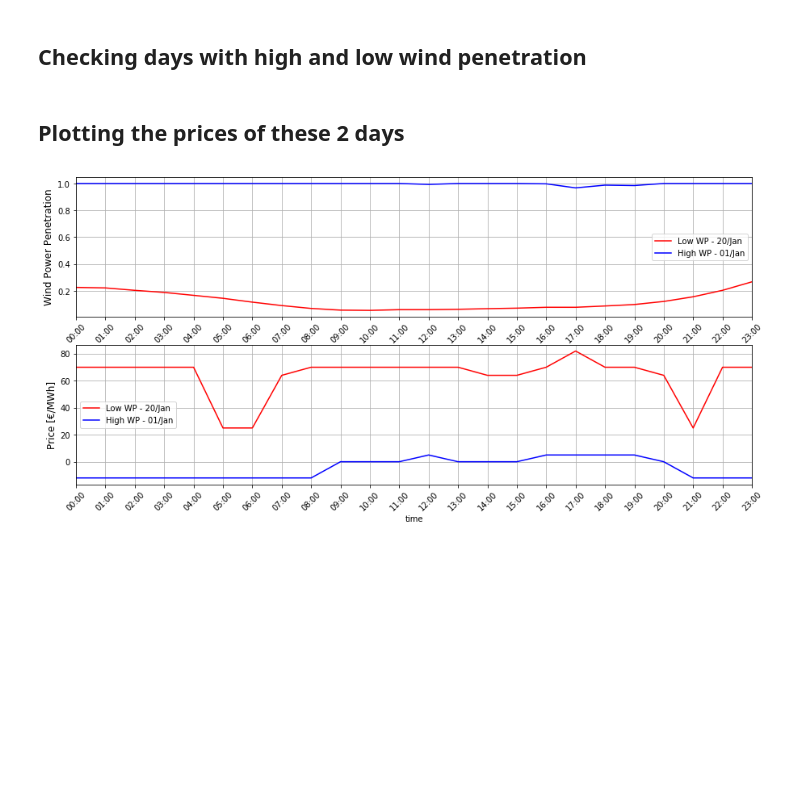
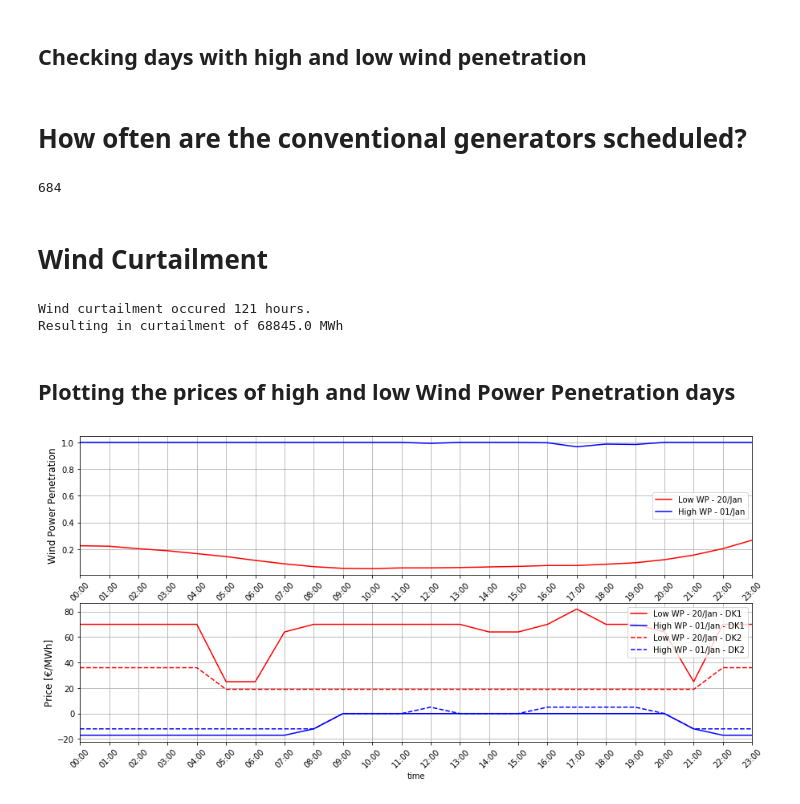
Before and after one commit to lucasblt/ren-elec-markets, a Jupyter notebook: assignment1/assignment1.ipynb, the cells around one changed output. Cells and saved outputs as stored; diff of their text form; code cells hidden in the pictures; blank space fills up the shorter version.

```diff
--- a/assignment1/assignment1.ipynb
+++ b/assignment1/assignment1.ipynb
@@ -250,5 +314,30 @@ low_ts = WP.set_index('ts').loc['2019-01-20 00:00:00':'2019-01-20 23:59:59']['WP
+# %% [markdown]
+# How often are the conventional generators scheduled?
+# %%
+conventional_frequency = len(WP[WP['WP'] != 1])
+conventional_frequency
+# %% [output]
+684
+# %% [markdown]
+# Wind Curtailment
+# %%
+data = generationProg_df.set_index('ts')
+wind_curtailment = pd.concat([pd.DataFrame([data.loc[key]['WW1'] + data.loc[key]['WW2'] + data.loc[key]['EW1'] + data.loc[key]['EW2']], columns=[key]) for key in data.index.values], axis = 1).T
+wind_curtailment['wind scheduled'] = WP['Wind Suply'].values
+
+wind_curtailment['diff'] = wind_curtailment[0] - wind_curtailment['wind scheduled']
+wind_curtailment = wind_curtailment.round({'diff': 0})
+
+hours_curtailment = len(wind_curtailment[wind_curtailment['diff'] != 0])
+energy_curtailment = wind_curtailment[wind_curtailment['diff'] != 0]['diff'].sum()
+
+print('Wind curtailment occured {} hours.'.format(hours_curtailment))
+print('Resulting in curtailment of {} MWh'.format(energy_curtailment))
+# %% [output]
+Wind curtailment occured 121 hours.
+Resulting in curtailment of 68845.0 MWh
 # %% [markdown]
-## Plotting the prices of these 2 days
+## Plotting the prices of high and low Wind Power Penetration days
 # %%
 prices_DK1 = pd.concat([pd.DataFrame([schedule_d[key]['Market Price'][0]], columns=[key]) for key in schedule_d.keys()], axis = 1).T
 prices_DK2 = pd.concat([pd.DataFrame([schedule_d[key]['Market Price'][1]], columns=[key]) for key in schedule_d.keys()], axis = 1).T
@@ -256,34 +345,42 @@ prices_DK2 = pd.concat([pd.DataFrame([schedule_d[key]['Market Price'][1]], colum
 fig = plt.figure(figsize=(15,7))
 
 y1 = prices_DK1.loc['2019-01-20 00:00:00':'2019-01-20 23:59:59'][0].values
 x1 = prices_DK1.loc['2019-01-20 00:00:00':'2019-01-20 23:59:59'][0].index.time
 
-y2 = prices_DK2.loc['2019-01-01 00:00:00':'2019-01-01 23:59:59'][0].values
-x2 = prices_DK2.loc['2019-01-01 00:00:00':'2019-01-01 23:59:59'][0].index.time
+y2 = prices_DK1.loc['2019-01-01 00:00:00':'2019-01-01 23:59:59'][0].values
+x2 = prices_DK1.loc['2019-01-01 00:00:00':'2019-01-01 23:59:59'][0].index.time
 
 y3 = low_day_df.WP.values
 x3 = low_day_df.index.time
 
 y4 = high_day_df.WP.values
 x4 = high_day_df.index.time
+
+y5 = prices_DK2.loc['2019-01-20 00:00:00':'2019-01-20 23:59:59'][0].values
+x5 = prices_DK2.loc['2019-01-20 00:00:00':'2019-01-20 23:59:59'][0].index.time
+
+y6 = prices_DK2.loc['2019-01-01 00:00:00':'2019-01-01 23:59:59'][0].values
+x6 = prices_DK2.loc['2019-01-01 00:00:00':'2019-01-01 23:59:59'][0].index.time
 
 plt.subplot(2,1,1)
 plt.plot(x3, y3, color = 'red')
 plt.plot(x4, y4, color = 'blue')
 plt.ylabel('Wind Power Penetration', fontsize = 'large')
 plt.xlim(['00:00:00','23:00:00'])
 plt.xticks(x1, rotation = 45)
 plt.grid()
 plt.legend(['Low WP - 20/Jan', 'High WP - 01/Jan'])
 
 plt.subplot(2,1,2)
 plt.plot(x1, y1, color = 'red')
 plt.plot(x2, y2, color = 'blue')
+plt.plot(x5, y5, color = 'red', linestyle= '--')
+plt.plot(x6, y6, color = 'blue', linestyle= '--')
 plt.ylabel('Price [\u20ac/MWh]', fontsize = 'large')
 plt.xlim(['00:00:00','23:00:00'])
 plt.xticks(x3, rotation = 45)
 plt.grid()
-plt.legend(['Low WP - 20/Jan', 'High WP - 01/Jan'])
+plt.legend(['Low WP - 20/Jan - DK1', 'High WP - 01/Jan - DK1','Low WP - 20/Jan - DK2', 'High WP - 01/Jan - DK2'])
 plt.show()
 # %% [output]
-[figure, old version]
+[figure, new version]
```
Also changed, not shown: parts of 27 cells of this notebook, 2 other files.
